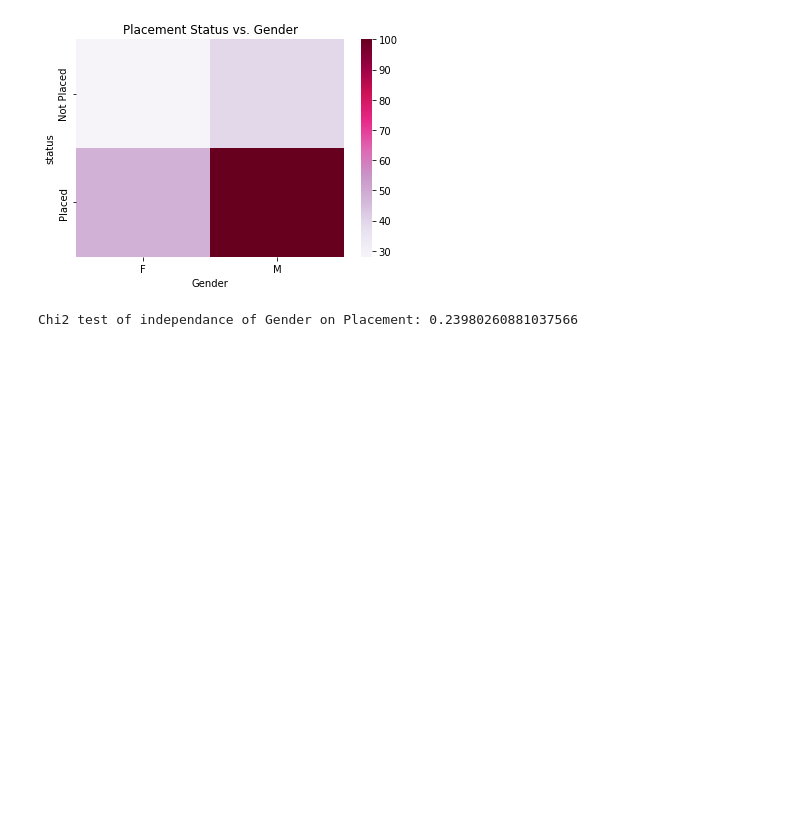
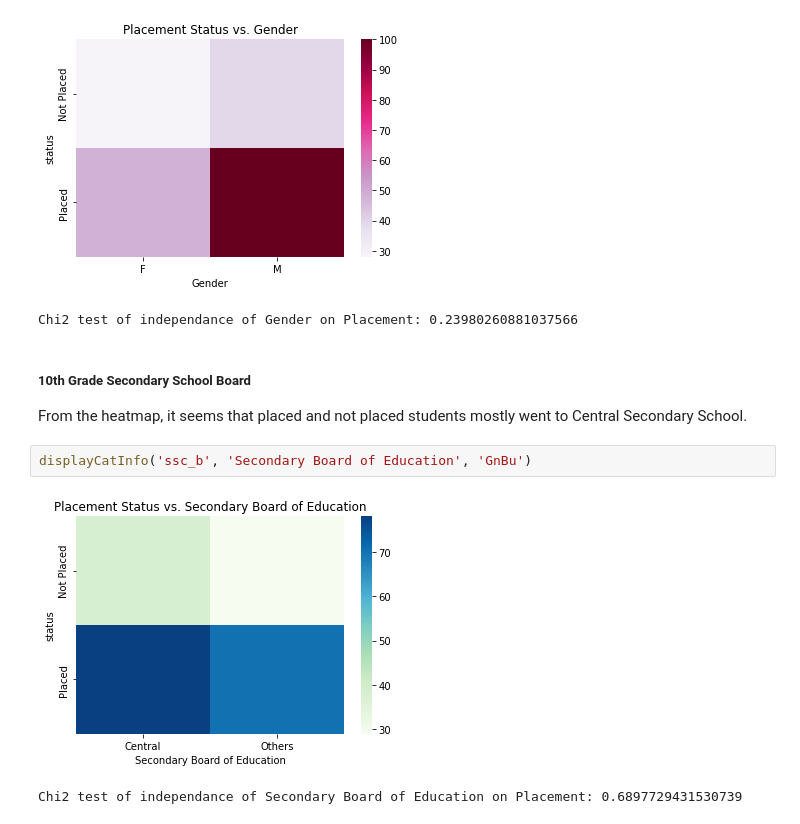
Before and after one commit to tylerfaulkner/dataScienceFinal, a Jupyter notebook: CS3300_final.ipynb, the cells around one changed output. Saved outputs shown, nothing was run; the diff lists cells and outputs as text; blank space fills up the shorter version.

```diff
--- a/CS3300_final.ipynb
+++ b/CS3300_final.ipynb
@@ -355,3 +357,12 @@ displayCatInfo('gender', 'Gender', 'PuRd')
 # %% [output]
 [figure]
 Chi2 test of independance of Gender on Placement: 0.23980260881037566
+# %% [markdown]
+##### 10th Grade Secondary School Board
+
+From the heatmap, it seems that placed and not placed students mostly went to Central Secondary School.
+# %%
+displayCatInfo('ssc_b', 'Secondary Board of Education', 'GnBu')
+# %% [output]
+[figure, added]
+Chi2 test of independance of Secondary Board of Education on Placement: 0.6897729431530739
```
Also changed, not shown: parts of 15 cells of this notebook.
